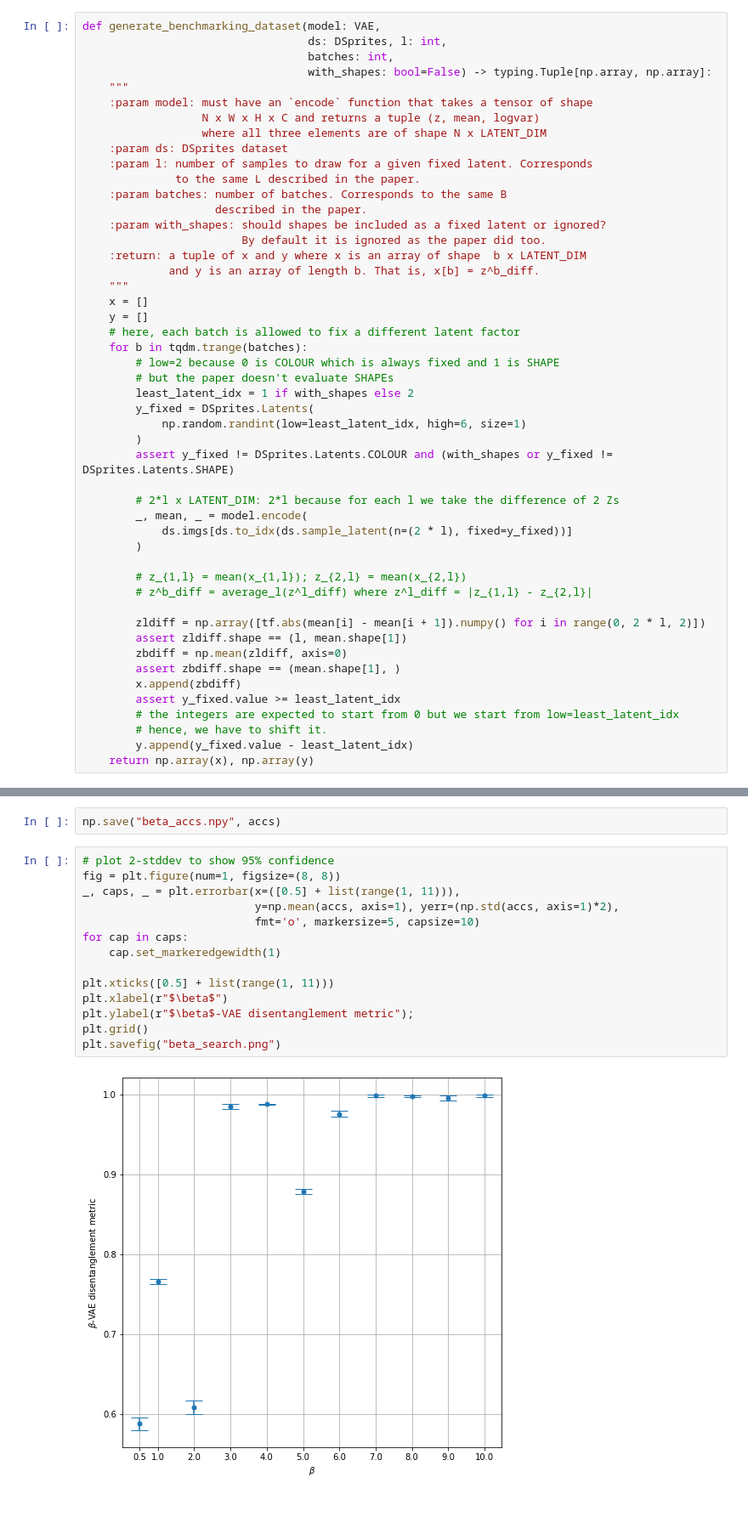
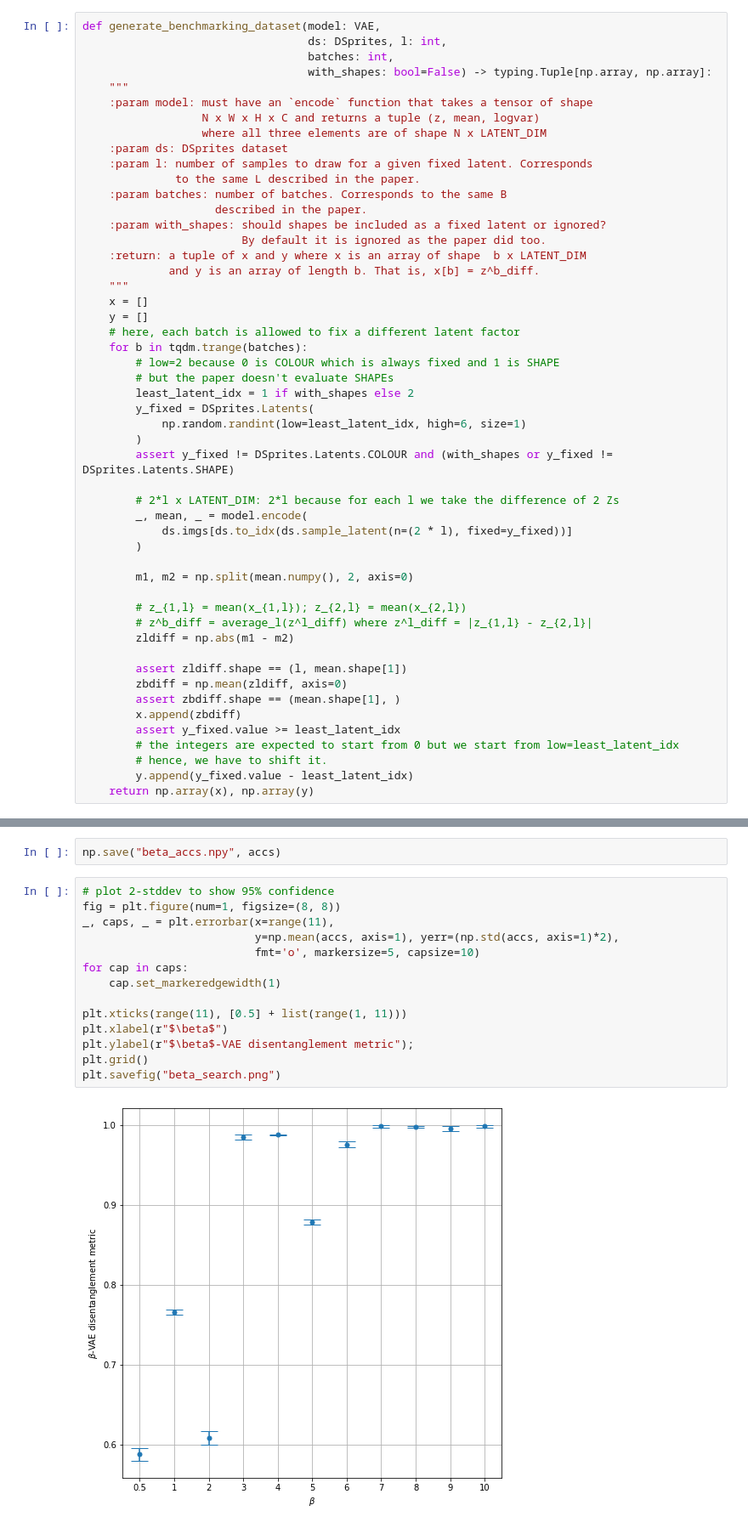
Before and after one commit to maddyflash/betaVAE, a Jupyter notebook: dSprites_benchmark/beta_finder.ipynb, the cells around one changed output, grey strips where cells are left out. Shown at 85% size. Cells and saved outputs as stored; diff of their text form.

```diff
--- a/dSprites_benchmark/beta_finder.ipynb
+++ b/dSprites_benchmark/beta_finder.ipynb
@@ -516,10 +514,12 @@ def generate_benchmarking_dataset(model: VAE,
             ds.imgs[ds.to_idx(ds.sample_latent(n=(2 * l), fixed=y_fixed))]
         )
 
+        m1, m2 = np.split(mean.numpy(), 2, axis=0)
+
         # z_{1,l} = mean(x_{1,l}); z_{2,l} = mean(x_{2,l})
         # z^b_diff = average_l(z^l_diff) where z^l_diff = |z_{1,l} - z_{2,l}|
+        zldiff = np.abs(m1 - m2)
 
-        zldiff = np.array([tf.abs(mean[i] - mean[i + 1]).numpy() for i in range(0, 2 * l, 2)])
         assert zldiff.shape == (l, mean.shape[1])
         zbdiff = np.mean(zldiff, axis=0)
         assert zbdiff.shape == (mean.shape[1], )
@@ -952,16 +952,16 @@ np.save("beta_accs.npy", accs)
 # %%
 # plot 2-stddev to show 95% confidence
 fig = plt.figure(num=1, figsize=(8, 8))
-_, caps, _ = plt.errorbar(x=([0.5] + list(range(1, 11))),
+_, caps, _ = plt.errorbar(x=range(11),
                           y=np.mean(accs, axis=1), yerr=(np.std(accs, axis=1)*2),
                           fmt='o', markersize=5, capsize=10)
 for cap in caps:
     cap.set_markeredgewidth(1)
 
-plt.xticks([0.5] + list(range(1, 11)))
+plt.xticks(range(11), [0.5] + list(range(1, 11)))
 plt.xlabel(r"$\beta$")
 plt.ylabel(r"$\beta$-VAE disentanglement metric");
 plt.grid()
 plt.savefig("beta_search.png")
 # %% [output]
-[figure, old version]
+[figure, new version]
```
Also changed, not shown: parts of 14 cells of this notebook, 16 other files.
